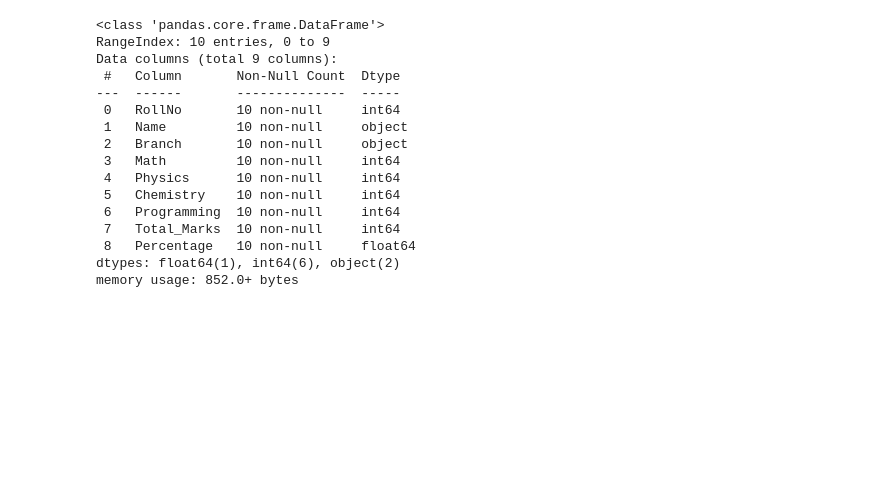
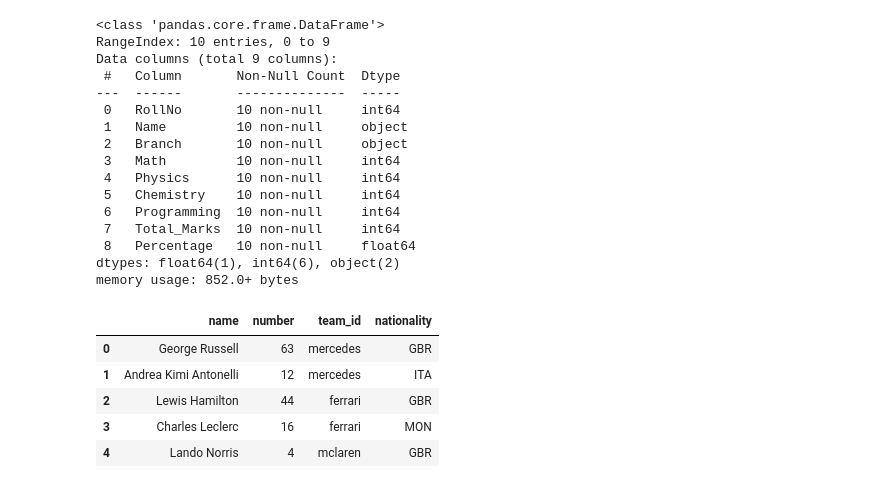
Before and after one commit to Srihas04/ML_LAB_2026-2027, a Jupyter notebook: Californiadataset.ipynb, the cells around one changed output. Drawn from its saved outputs; the diff is of its cells as text; code cells hidden in the pictures; blank space fills up the shorter version.

```diff
--- a/Californiadataset.ipynb
+++ b/Californiadataset.ipynb
@@ -108,3 +109,19 @@ Data columns (total 9 columns):
  8   Percentage   10 non-null     float64
 dtypes: float64(1), int64(6), object(2)
 memory usage: 852.0+ bytes
+# %%
+import json
+
+with open("/content/f1_2026_dataset.json", 'r') as f:
+    raw_json_data = json.load(f)
+
+df = pd.json_normalize(raw_json_data['drivers'])
+# %%
+df.head()
+# %% [output]
+|  | name | number | team_id | nationality |
+| 0 | George Russell | 63 | mercedes | GBR |
+| 1 | Andrea Kimi Antonelli | 12 | mercedes | ITA |
+| 2 | Lewis Hamilton | 44 | ferrari | GBR |
+| 3 | Charles Leclerc | 16 | ferrari | MON |
+| 4 | Lando Norris | 4 | mclaren | GBR |
```
Also changed, not shown: parts of 5 cells of this notebook.
